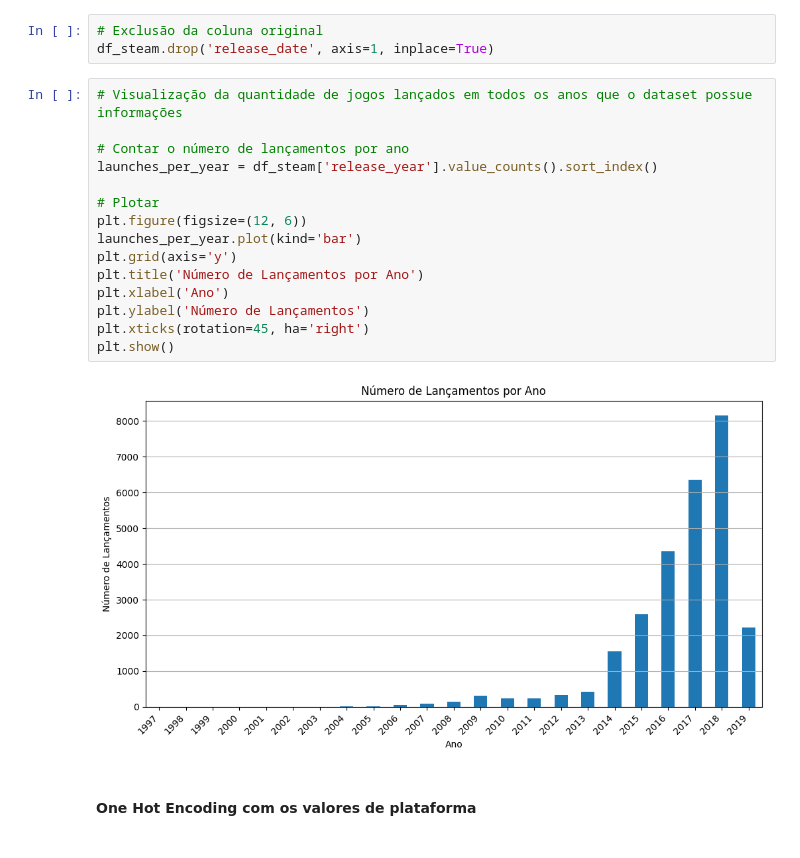
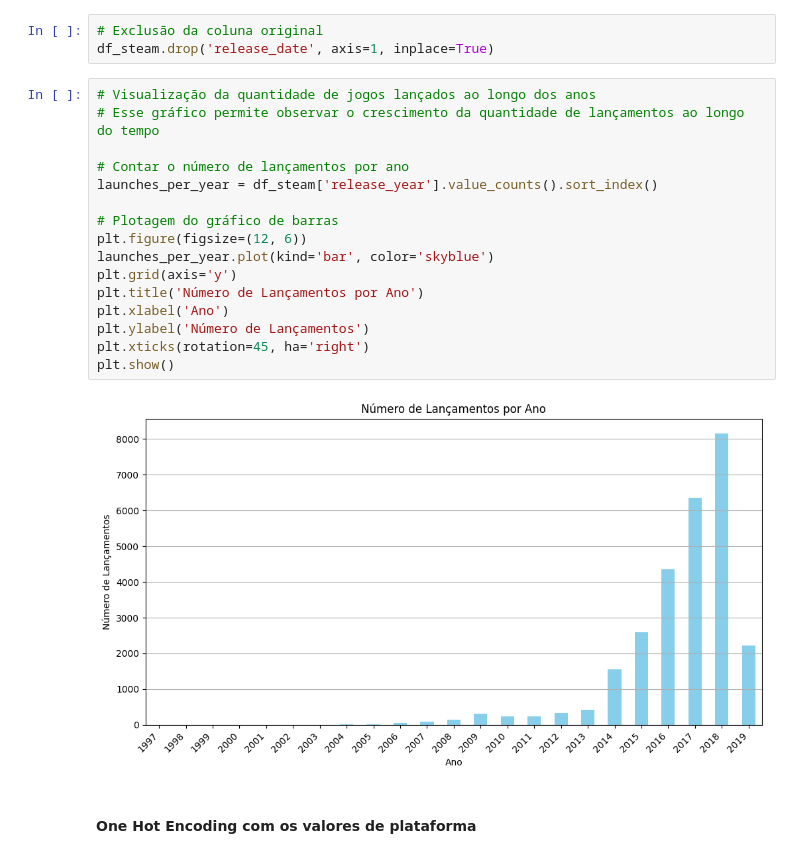
Before and after one commit to pedroogaab/Reconhecimento-de-padroes, a Jupyter notebook: regression.ipynb, the cells around one changed output. Saved outputs shown, nothing was run; the diff lists cells and outputs as text.

```diff
--- a/regression.ipynb
+++ b/regression.ipynb
@@ -167,21 +204,22 @@ df_steam['release_year'] = df_steam['release_date'].dt.year
 # Exclusão da coluna original
 df_steam.drop('release_date', axis=1, inplace=True)
 # %%
-# Visualização da quantidade de jogos lançados em todos os anos que o dataset possue informações
+# Visualização da quantidade de jogos lançados ao longo dos anos
+# Esse gráfico permite observar o crescimento da quantidade de lançamentos ao longo do tempo
 
 # Contar o número de lançamentos por ano
 launches_per_year = df_steam['release_year'].value_counts().sort_index()
 
-# Plotar
+# Plotagem do gráfico de barras
 plt.figure(figsize=(12, 6))
-launches_per_year.plot(kind='bar')
+launches_per_year.plot(kind='bar', color='skyblue')
 plt.grid(axis='y')
 plt.title('Número de Lançamentos por Ano')
 plt.xlabel('Ano')
 plt.ylabel('Número de Lançamentos')
 plt.xticks(rotation=45, ha='right')
 plt.show()
 # %% [output]
-[figure, old version]
+[figure, new version]
 # %% [markdown]
 #### One Hot Encoding com os valores de plataforma
```
Also changed, not shown: parts of 149 cells of this notebook.
